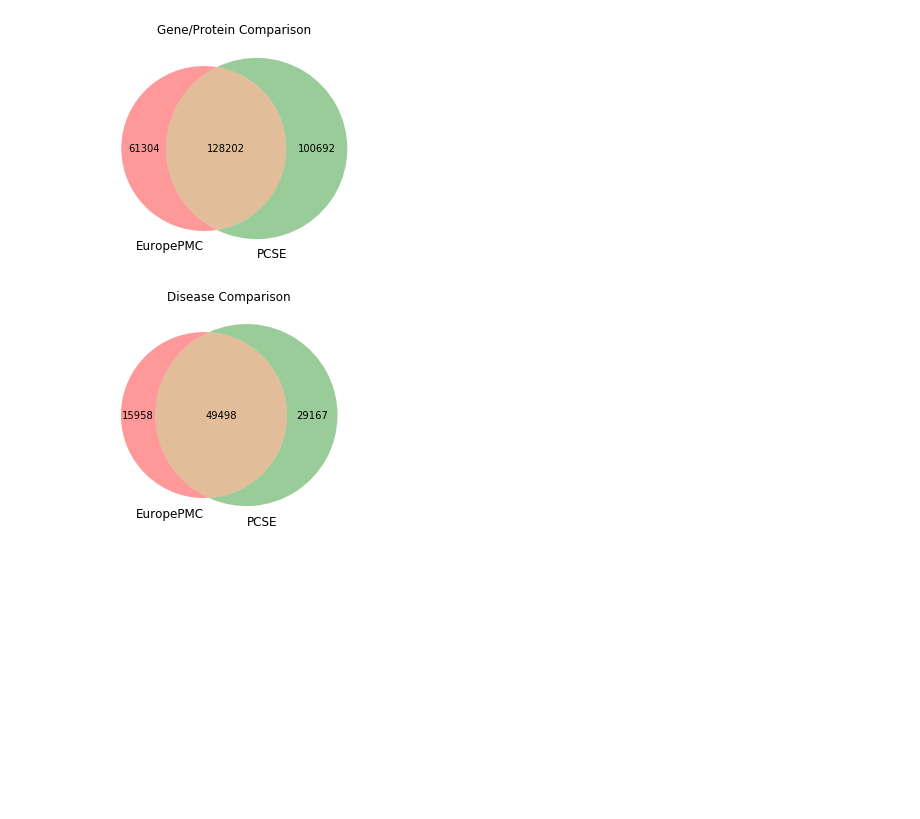
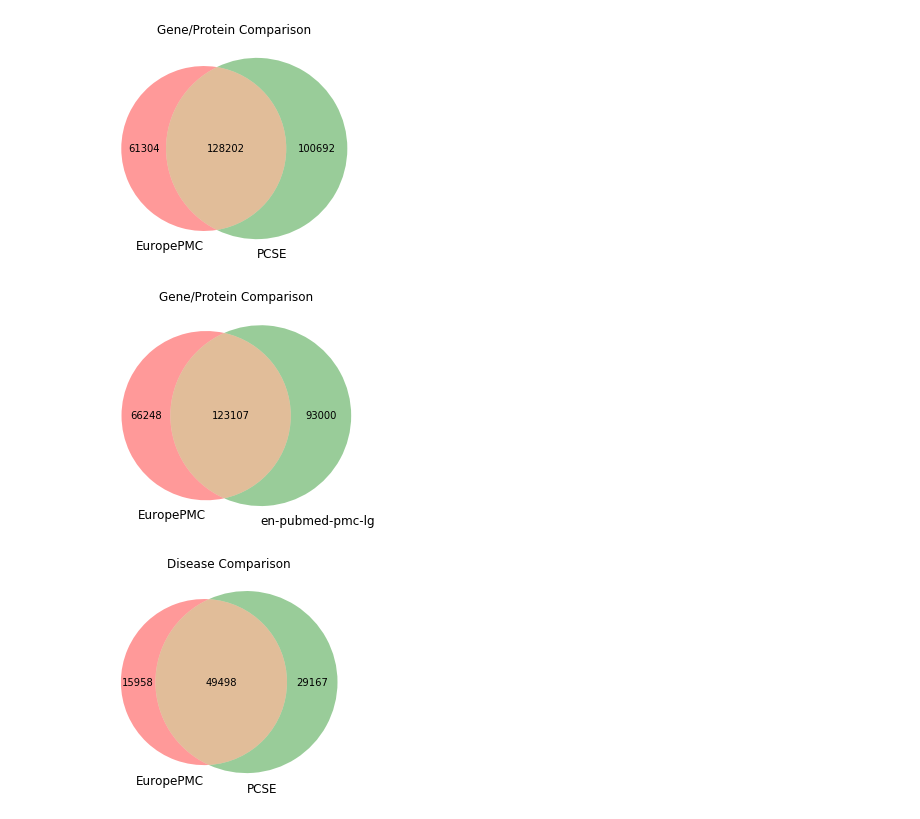
Before and after one commit to tsantosh7/Unsupervised-Supervised-Protein-Genes-Diseases-Organisms-Extraction, a Jupyter notebook: Code/Manually Annotated Datasets/Evaluation-PCSE.ipynb, the cells around one changed output. Cells and saved outputs as stored; diff of their text form; code cells hidden in the pictures; blank space fills up the shorter version.

```diff
--- a/Code/Manually Annotated Datasets/Evaluation-PCSE.ipynb
+++ b/Code/Manually Annotated Datasets/Evaluation-PCSE.ipynb
@@ -318,6 +346,17 @@ venn2(subsets = (missing,spurious, agreed), set_labels = ('EuropePMC', 'PCSE'))
 plt.show()
 # %% [output]
 [figure]
+# %%
+#### GENE ##############
+missing = 66248
+spurious = 93000
+agreed = 108994+14113
+
+plt.title('Gene/Protein Comparison')
+venn2(subsets = (missing,spurious, agreed), set_labels = ('EuropePMC', 'en-pubmed-pmc-lg'))
+plt.show()
+# %% [output]
+[figure, added]
 # %%
 #### Disease ##############
 missing = 15958
```
Also changed, not shown: parts of 12 cells of this notebook, 14 other files.
